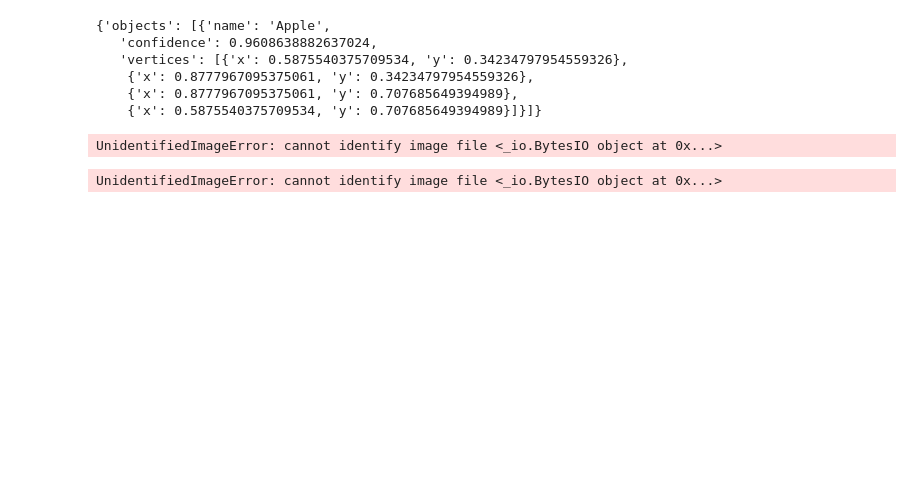
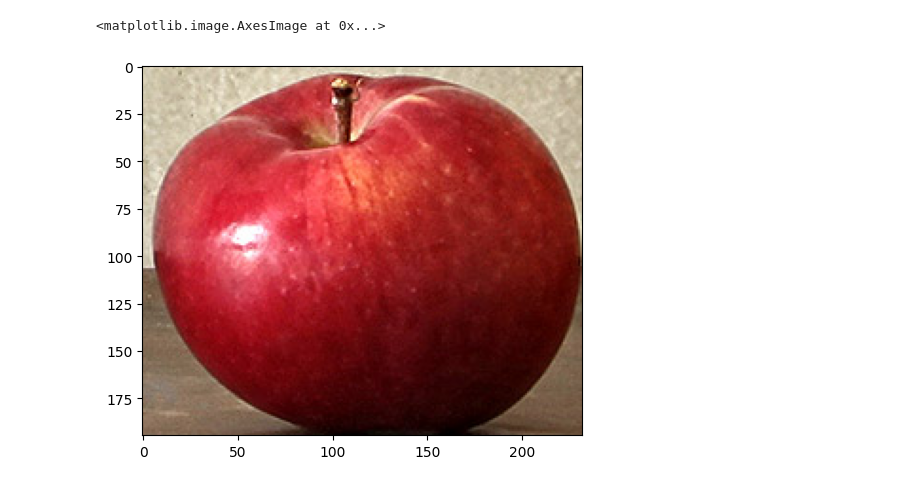
Before and after one commit to robert-whiteley/carbon_calculator, a Jupyter notebook: notebooks/crop_image.ipynb, the cells around one changed output. Drawn from its saved outputs; the diff is of its cells as text; code cells hidden in the pictures; blank space fills up the shorter version.

Commit message:
updated crop image notebook, to be completed

```diff
--- a/notebooks/crop_image.ipynb
+++ b/notebooks/crop_image.ipynb
@@ -25,18 +23,35 @@ from carb_calc.interface.google_vision import localize_objects_uri
 # %%
 path = "https://personalexcellence.co/files/apple-table.jpg"
-localize_objects_uri(path)
+api_response = localize_objects_uri(path)
-# %% [output]
-{'objects': [{'name': 'Apple',
-   'confidence': 0.9608638882637024,
-   'vertices': [{'x': 0.5875540375709534, 'y': 0.34234797954559326},
-    {'x': 0.8777967095375061, 'y': 0.34234797954559326},
-    {'x': 0.8777967095375061, 'y': 0.707685649394989},
-    {'x': 0.5875540375709534, 'y': 0.707685649394989}]}]}
-# %%
-Image.open(response.raw)
-# %% [output]
-UnidentifiedImageError: cannot identify image file <_io.BytesIO object at 0x...>
-# %%
-img_data = Image.open(response.raw)
-# %% [output]
-UnidentifiedImageError: cannot identify image file <_io.BytesIO object at 0x...>
+# %%
+from carb_calc.interface.google_vision import localize_objects_uri
+
+# get the image
+path = "https://personalexcellence.co/files/apple-table.jpg"
+api_response = localize_objects_uri(path)
+
+# url = "https://personalexcellence.co/files/apple-table.jpg"
+# response = requests.get(url, stream=True)
+# img = Image.open(response.raw)
+
+# get the dimensions
+img_array = np.asarray(img)
+x_shape = img_array.shape[1]
+y_shape = img_array.shape[0]
+
+# get the bounding box
+bbox = api_response['objects'][0]['vertices']
+
+
+# get the bounding box array elements
+for coord in bbox:
+    coord['x'] = int(round(coord['x'] * x_shape, 0))
+    coord['y'] = int(round(coord['y'] * y_shape, 0))
+# %%
+# slice out the object image
+obj_array = img_array[bbox[0]['y']:bbox[2]['y'], bbox[0]['x']:bbox[1]['x']]
+
+plt.imshow(obj_array)
+# %% [output]
+<matplotlib.image.AxesImage at 0x...>
+[figure, added]
```
Also changed, not shown: parts of 4 cells of this notebook.
